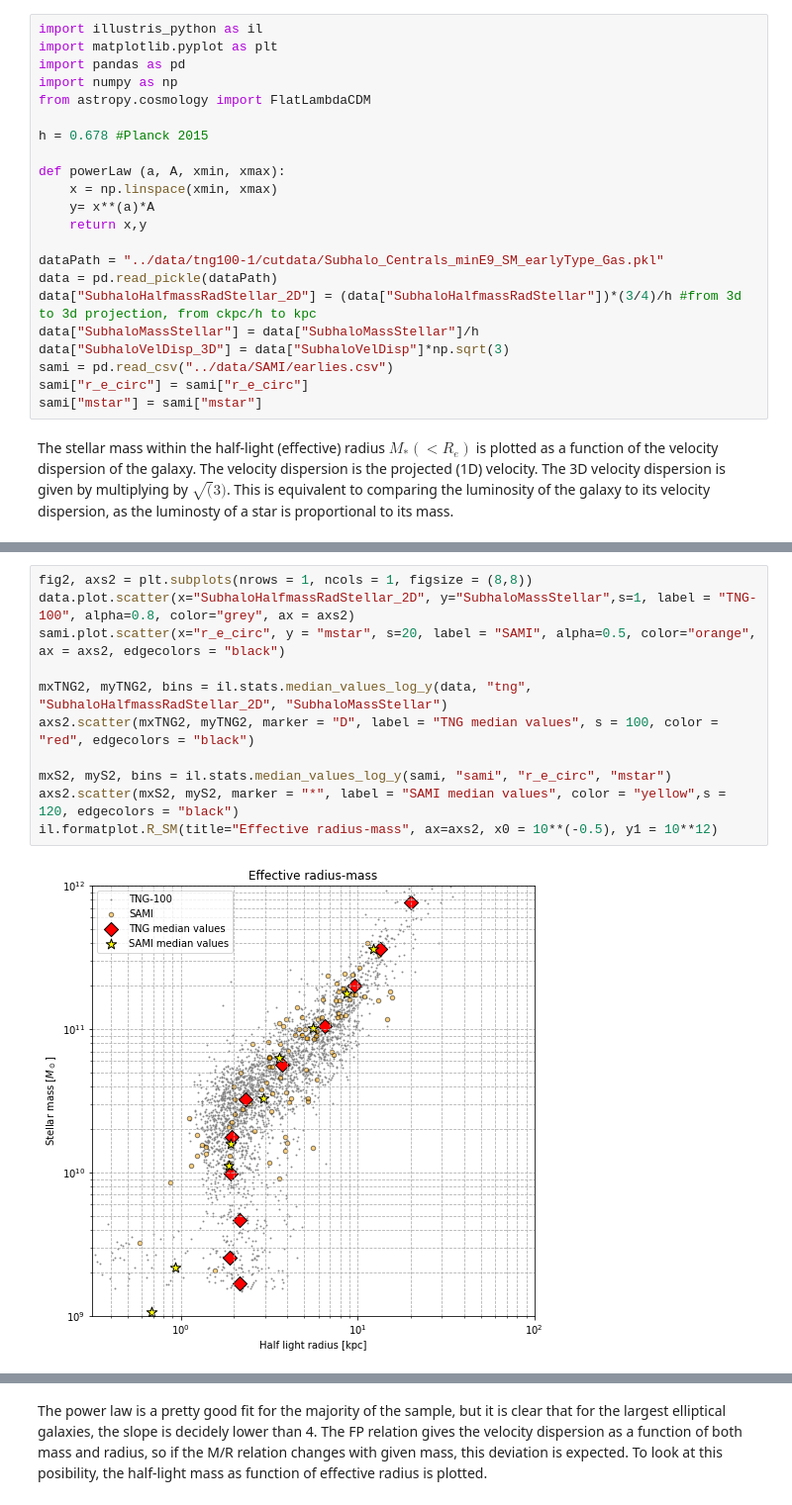
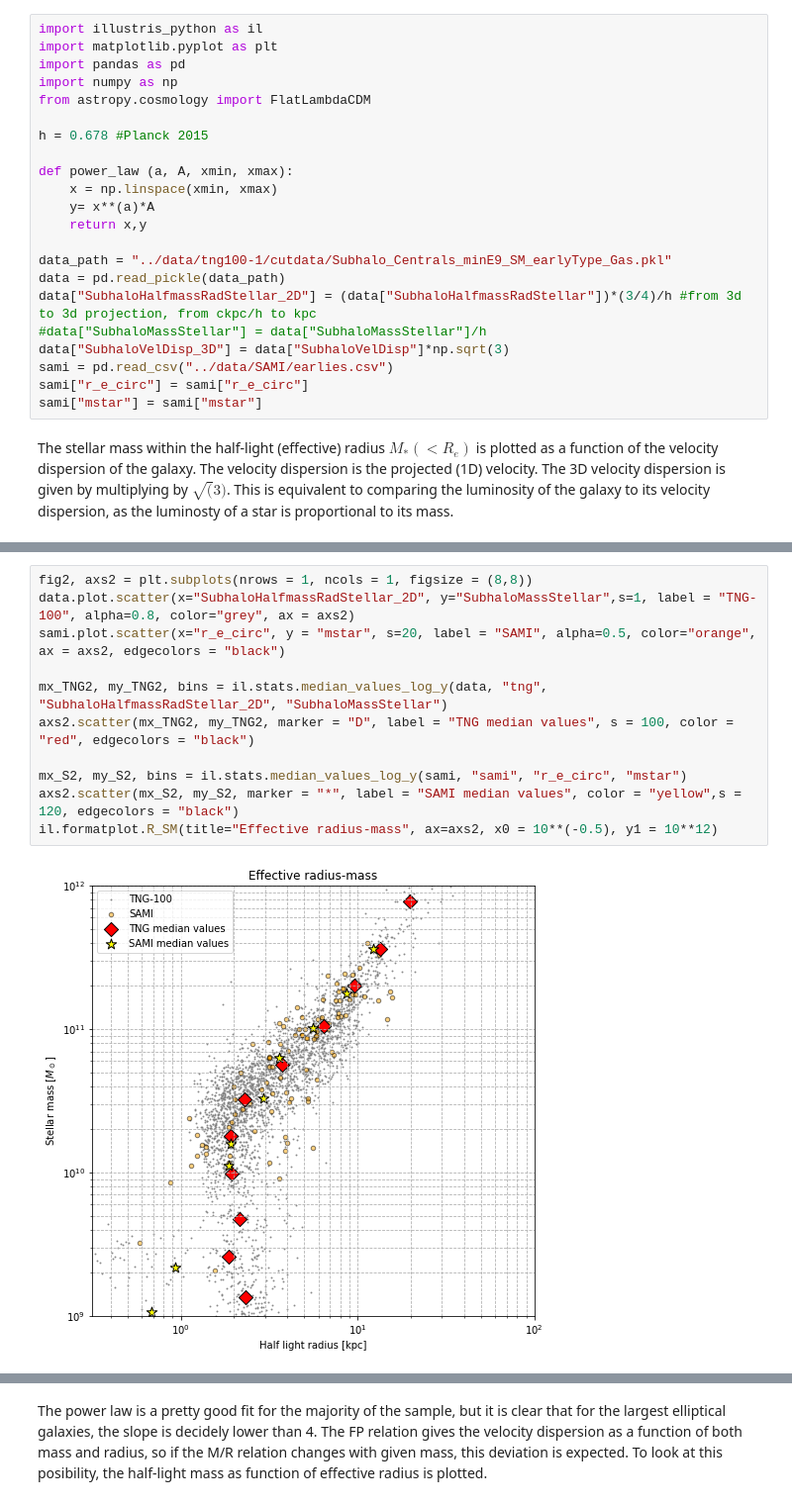
Before and after one commit to choisant/illustris-project, a Jupyter notebook: src/FP.ipynb, the cells around one changed output, grey strips where cells are left out. Shown at 99% size. Drawn from its saved outputs; the diff is of its cells as text.

```diff
--- a/src/FP.ipynb
+++ b/src/FP.ipynb
@@ -21,15 +21,15 @@ from astropy.cosmology import FlatLambdaCDM
 
 h = 0.678 #Planck 2015
 
-def powerLaw (a, A, xmin, xmax):
+def power_law (a, A, xmin, xmax):
     x = np.linspace(xmin, xmax)
     y= x**(a)*A
     return x,y
 
-dataPath = "../data/tng100-1/cutdata/Subhalo_Centrals_minE9_SM_earlyType_Gas.pkl"
-data = pd.read_pickle(dataPath)
+data_path = "../data/tng100-1/cutdata/Subhalo_Centrals_minE9_SM_earlyType_Gas.pkl"
+data = pd.read_pickle(data_path)
 data["SubhaloHalfmassRadStellar_2D"] = (data["SubhaloHalfmassRadStellar"])*(3/4)/h #from 3d to 3d projection, from ckpc/h to kpc
-data["SubhaloMassStellar"] = data["SubhaloMassStellar"]/h
+#data["SubhaloMassStellar"] = data["SubhaloMassStellar"]/h
 data["SubhaloVelDisp_3D"] = data["SubhaloVelDisp"]*np.sqrt(3)
 sami = pd.read_csv("../data/SAMI/earlies.csv")
 sami["r_e_circ"] = sami["r_e_circ"]
@@ -39,13 +64,13 @@ The stellar mass within the half-light (effective) radius $M_{*}(<R_e)$ is plott
 # %%
 fig2, axs2 = plt.subplots(nrows = 1, ncols = 1, figsize = (8,8))
 data.plot.scatter(x="SubhaloHalfmassRadStellar_2D", y="SubhaloMassStellar",s=1, label = "TNG-100", alpha=0.8, color="grey", ax = axs2)
 sami.plot.scatter(x="r_e_circ", y = "mstar", s=20, label = "SAMI", alpha=0.5, color="orange", ax = axs2, edgecolors = "black")
 
-mxTNG2, myTNG2, bins = il.stats.median_values_log_y(data, "tng", "SubhaloHalfmassRadStellar_2D", "SubhaloMassStellar")
-axs2.scatter(mxTNG2, myTNG2, marker = "D", label = "TNG median values", s = 100, color = "red", edgecolors = "black")
+mx_TNG2, my_TNG2, bins = il.stats.median_values_log_y(data, "tng", "SubhaloHalfmassRadStellar_2D", "SubhaloMassStellar")
+axs2.scatter(mx_TNG2, my_TNG2, marker = "D", label = "TNG median values", s = 100, color = "red", edgecolors = "black")
 
-mxS2, myS2, bins = il.stats.median_values_log_y(sami, "sami", "r_e_circ", "mstar")
-axs2.scatter(mxS2, myS2, marker = "*", label = "SAMI median values", color = "yellow",s = 120, edgecolors = "black")
+mx_S2, my_S2, bins = il.stats.median_values_log_y(sami, "sami", "r_e_circ", "mstar")
+axs2.scatter(mx_S2, my_S2, marker = "*", label = "SAMI median values", color = "yellow",s = 120, edgecolors = "black")
 il.formatplot.R_SM(title="Effective radius-mass", ax=axs2, x0 = 10**(-0.5), y1 = 10**12)
 # %% [output]
-[figure, old version]
+[figure, new version]
```
Also changed, not shown: parts of 4 cells of this notebook, 10 other files.
